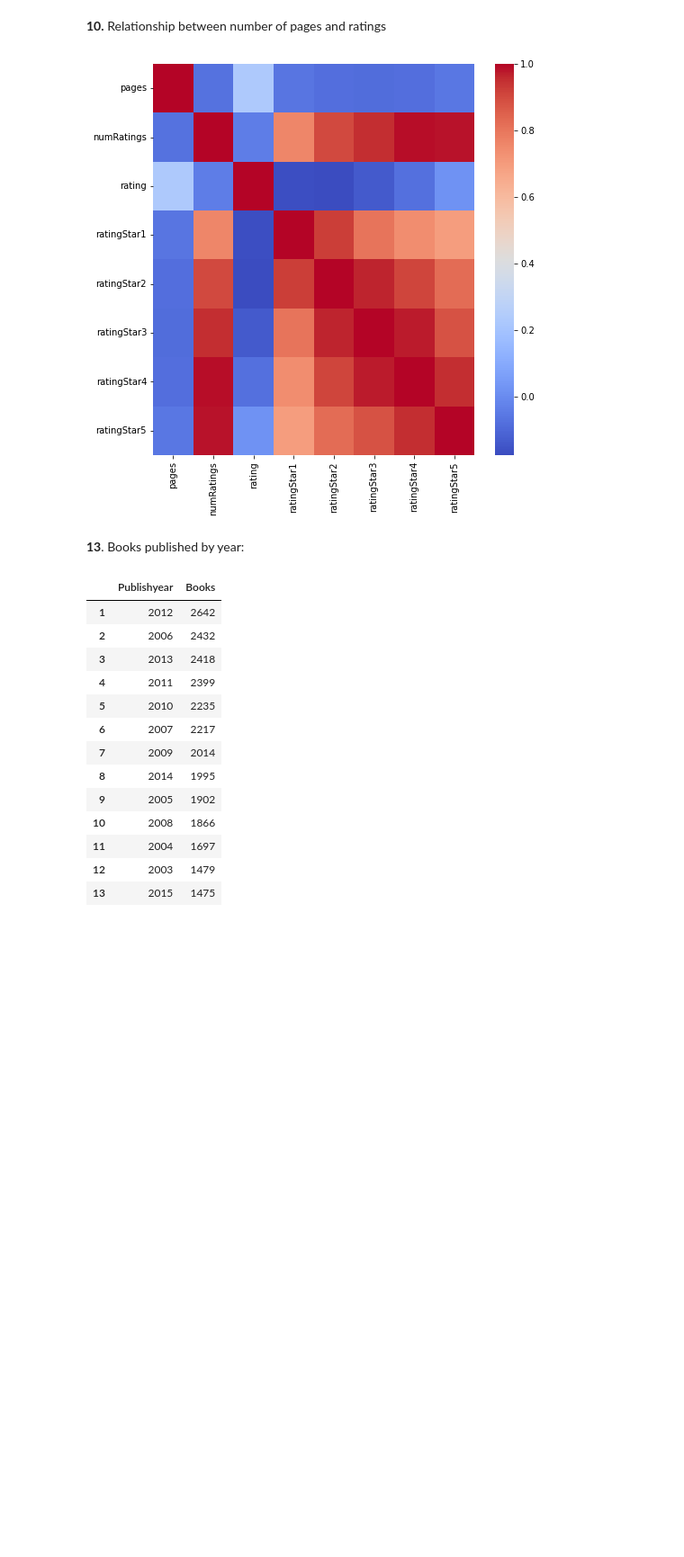
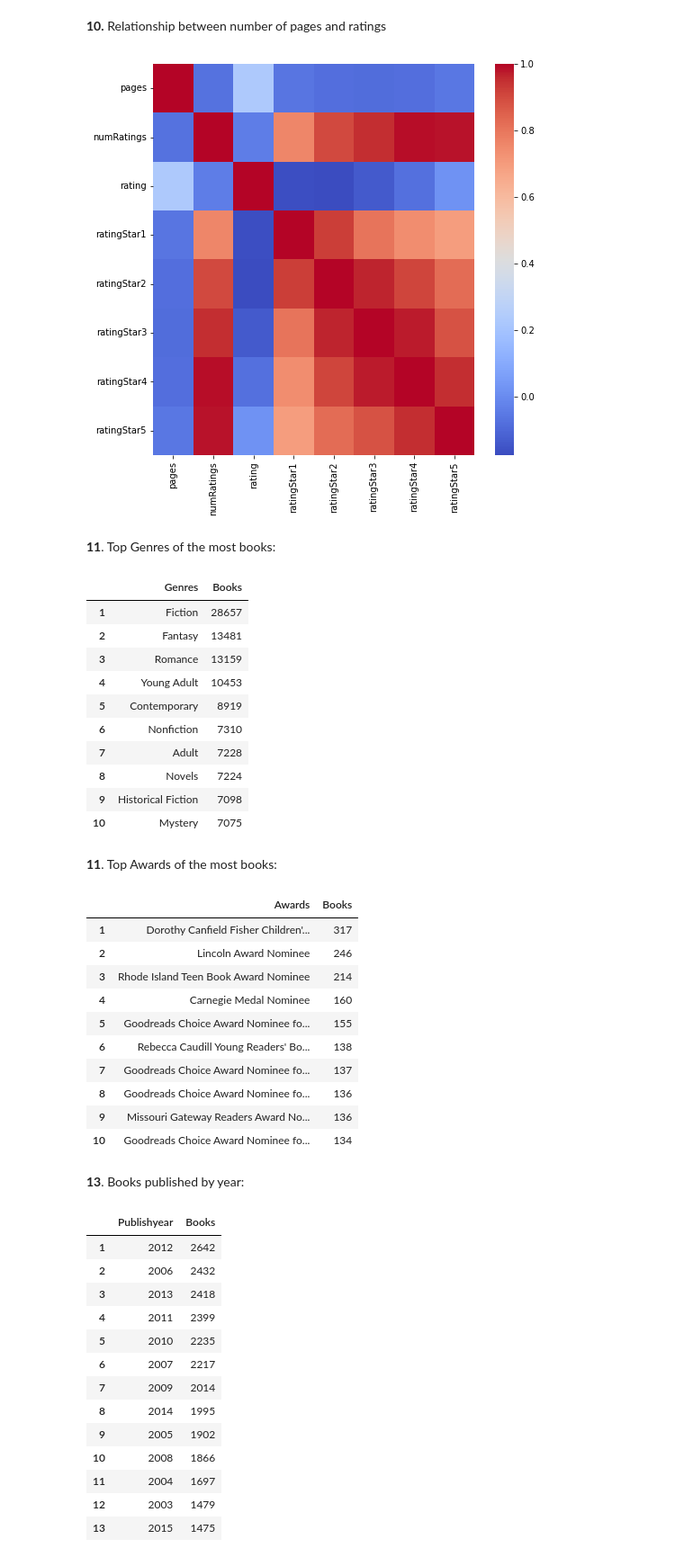
Before and after one commit to pspanoudakis/Data-Mining-Techniques-Projects, a Jupyter notebook: project2/GoodreadsBooks.ipynb, the cells around one changed output. Shown at 90% size. Saved outputs shown, nothing was run; the diff lists cells and outputs as text; code cells hidden in the pictures; blank space fills up the shorter version.

```diff
--- a/project2/GoodreadsBooks.ipynb
+++ b/project2/GoodreadsBooks.ipynb
@@ -87,6 +87,7 @@ class DataColumn:
     RATINGSTAR4 = 'ratingStar4'
     RATINGSTAR5 = 'ratingStar5'
     PUBLISHYEAR = 'publishYear'
+    GENRESINGLE = 'genreSingle'
 
 def printDatasetShape(dataset: pd.DataFrame):
     print(f'Dataset Shape:\nRows: {dataset.shape[0]}, Columns: {dataset.shape[1]}')
@@ -275,3 +283,13 @@ dataDf[DataColumn.PUBLISHYEAR] = extractPublishYears(dataDf)
+# %%
+def extractSingleGenres(df: pd.DataFrame):
+
+    def singleGenreExtractor(s: str):
+        genres: List[str] = ast.literal_eval(s)
+        return genres[0] if len(genres) else 'NO_GENRE'
+
+    return df[DataColumn.GENRES].apply(singleGenreExtractor)
+
+dataDf[DataColumn.GENRESINGLE] = extractSingleGenres(dataDf)
 # %% [markdown]
 ### Data Observation
 # %%
@@ -590,4 +650,66 @@ dataDf[DataColumn.PAGES] = dataDf[DataColumn.PAGES].apply(pageStrToInt)
 drawHeatmap(dataDf[dataDf[DataColumn.PAGES] > 1000][cols], axes)
 # %% [output]
 [figure]
+# %%
+def countListRowStrings(d: "defaultdict[str, int]", s: str, listExtractor: Callable[[str], List[str]]):
+    items: List[str] = listExtractor(s)
+    for i in items:
+        d[i] += 1
+
+def awardTitlesExtractor(awardListStr: str) -> List[str]:
+    awardList: List[str] = ast.literal_eval(awardListStr)
+    awards = []
+    for s in awardList:
+        awards.append(re.sub(fr'[(]{YearExtractor.YEAR_RE_NO_GROUP}[)]', repl='', string=s).strip())
+    return awards
+
+TopColumnValuesAnswerGenerator().registerQuestions([
+    {
+        'qnum': '11',
+        'qtitle': 'Top Genres of the most books',
+        'col': DataColumn.GENRES,
+        'countCol': TopColumnValuesAnswerGenerator.NO_COUNT_COLUMN,
+        'limit': 10,
+        'dataFilter': None,
+        'extractor': None,
+        'counter': lambda d, s, _: countListRowStrings(d, s, ast.literal_eval),
+        'useExtracted': False
+    },
+    {
+        'qnum': '11',
+        'qtitle': 'Top Awards of the most books',
+        'col': DataColumn.AWARDS,
+        'countCol': TopColumnValuesAnswerGenerator.NO_COUNT_COLUMN,
+        'limit': 10,
+        'dataFilter': None,
+        'extractor': None,
+        'counter': lambda d, s, _: countListRowStrings(d, s, awardTitlesExtractor),
+        'useExtracted': False
+    }
+]).generateAnswers(dataDf)
+# %% [output]
+**11**. Top Genres of the most books:
+|  | Genres | Books |
+| 1 | Fiction | 28657 |
+| 2 | Fantasy | 13481 |
+| 3 | Romance | 13159 |
+| 4 | Young Adult | 10453 |
+| 5 | Contemporary | 8919 |
+| 6 | Nonfiction | 7310 |
+| 7 | Adult | 7228 |
+| 8 | Novels | 7224 |
+| 9 | Historical Fiction | 7098 |
+| 10 | Mystery | 7075 |
+**11**. Top Awards of the most books:
+|  | Awards | Books |
+| 1 | Dorothy Canfield Fisher Children'... | 317 |
+| 2 | Lincoln Award Nominee | 246 |
+| 3 | Rhode Island Teen Book Award Nominee | 214 |
+| 4 | Carnegie Medal Nominee | 160 |
+| 5 | Goodreads Choice Award Nominee fo... | 155 |
+| 6 | Rebecca Caudill Young Readers' Bo... | 138 |
+| 7 | Goodreads Choice Award Nominee fo... | 137 |
+| 8 | Goodreads Choice Award Nominee fo... | 136 |
+| 9 | Missouri Gateway Readers Award No... | 136 |
+| 10 | Goodreads Choice Award Nominee fo... | 134 |
 # %%
```
Also changed, not shown: parts of 6 cells of this notebook.
